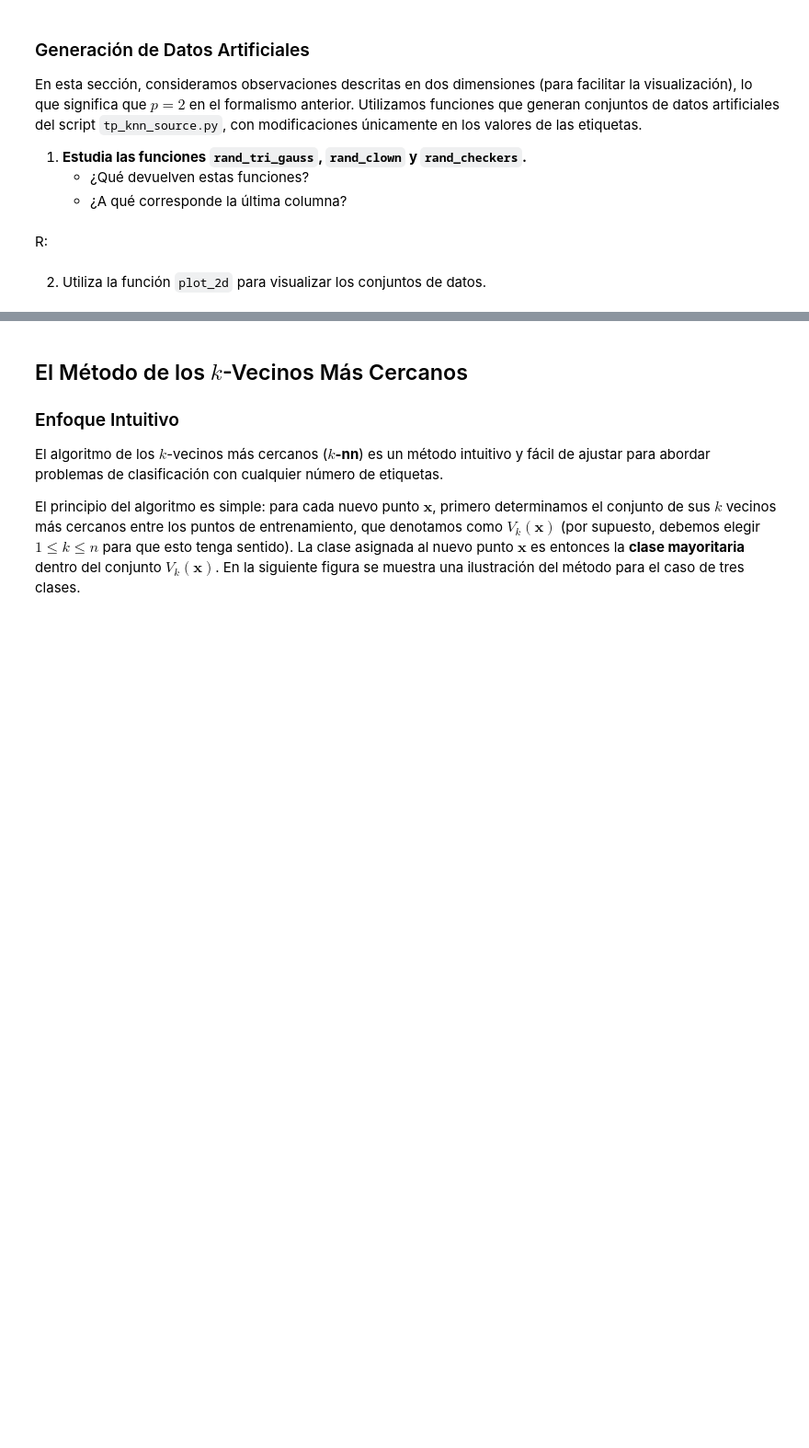
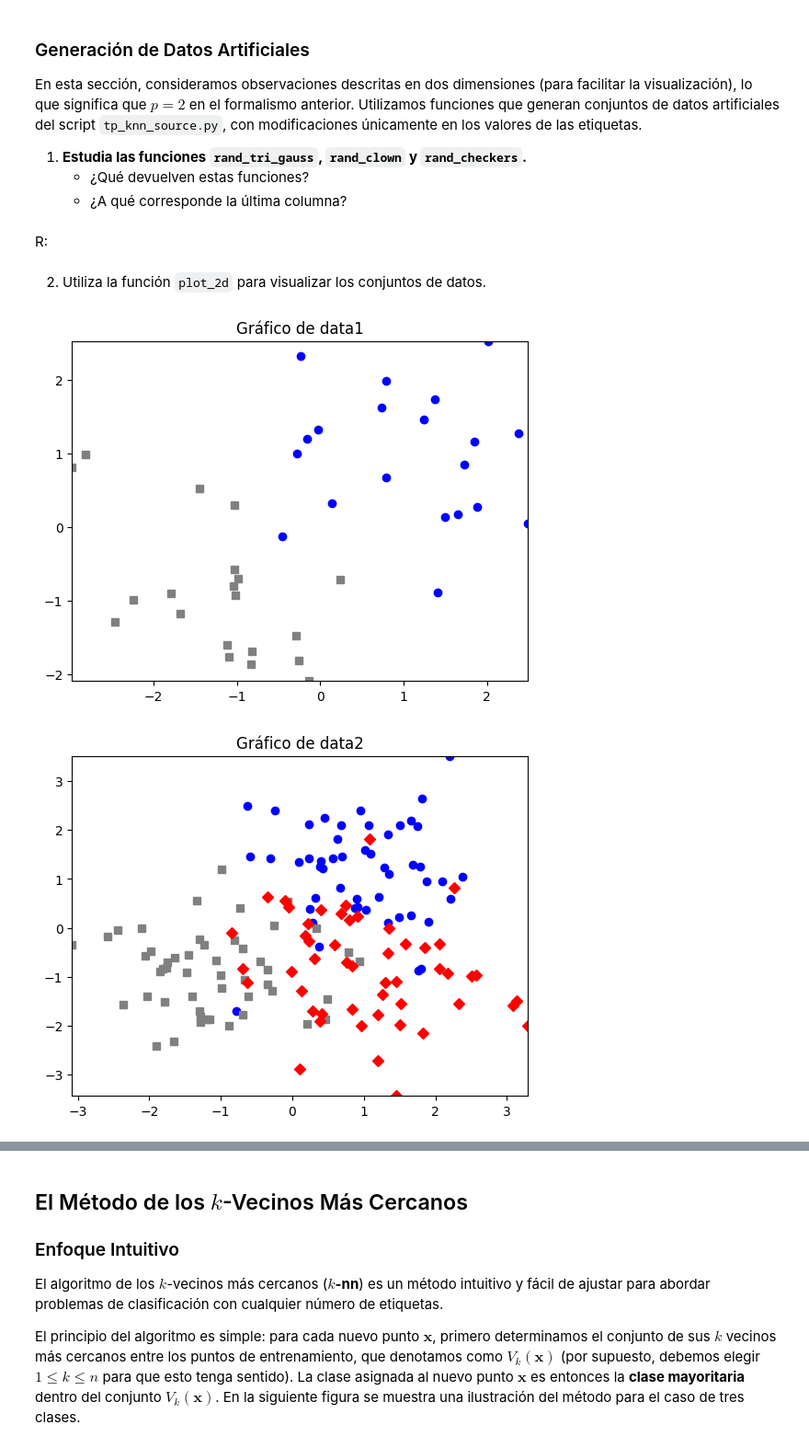
Before and after one commit to BenjaminIndo/Lab_4_CC5205, a Jupyter notebook: Lab_4.ipynb, the cells around one changed output, grey strips where cells are left out. Shown: that part at 92% size. Cells and saved outputs as stored; diff of their text form; code cells hidden in the pictures; blank space fills up the shorter version.

```diff
--- a/Lab_4.ipynb
+++ b/Lab_4.ipynb
@@ -97,0 +98,23 @@ R:
+# %%
+# Graficar data1
+plot_2d(data1[:, :-1], y=data1[:, -1])
+plt.title("Gráfico de data1")
+plt.show()
+
+# Graficar data1
+plot_2d(data2[:, :-1], y=data2[:, -1])
+plt.title("Gráfico de data2")
+plt.show()
+
+# Graficar data3
+plot_2d(data3[:, :-1], y=data3[:, -1])
+plt.title("Gráfico de data3")
+plt.show()
+
+# Graficar data4
+plot_2d(data4[:, :-1], y=data4[:, -1])
+plt.title("Gráfico de data4")
+plt.show()
+# %% [output]
+[figure, added]
+[figure, added]
```
Also changed, not shown: parts of 25 cells of this notebook.
